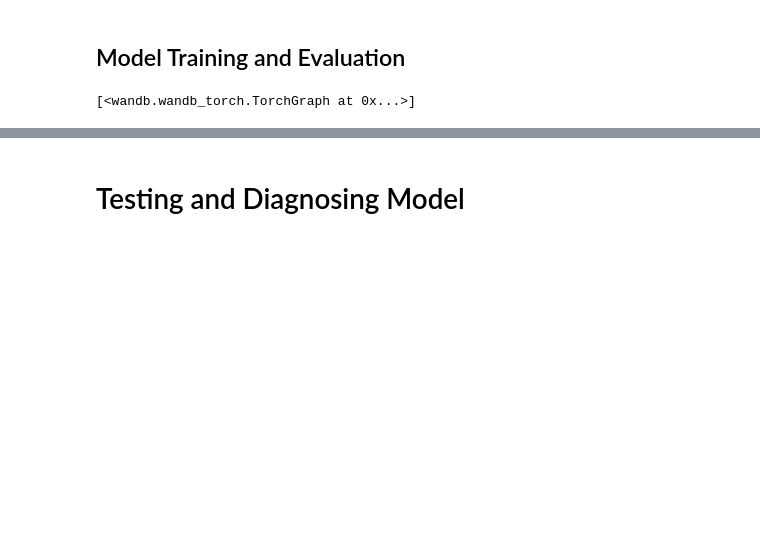
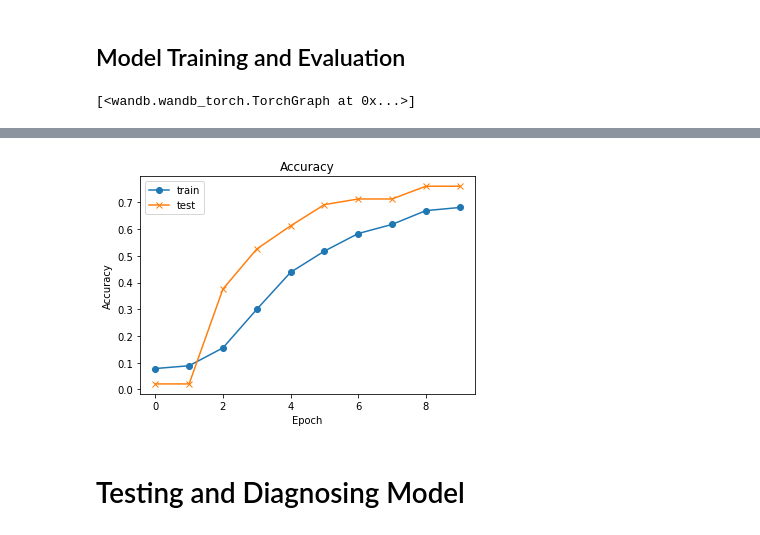
Before and after one commit to namanphy/END2, a Jupyter notebook: S6/EncDec_LSTM_Sentiment_Classification.ipynb, the cells around one changed output, grey strips where cells are left out. Cells and saved outputs as stored; diff of their text form; code cells hidden in the pictures; blank space fills up the shorter version.

```diff
--- a/S6/EncDec_LSTM_Sentiment_Classification.ipynb
+++ b/S6/EncDec_LSTM_Sentiment_Classification.ipynb
@@ -222,9 +221,12 @@ class lstm_decoder(nn.Module):
         super(lstm_decoder, self).__init__()
         self.lstm = nn.LSTM(input_size, hidden_size, num_layers=1, dropout=dropout, batch_first=True)
 
-    def forward(self, input, hidden_state, steps=3, show_states=False):
+    def forward(self, input, hidden_state, steps=3, show_states=False, debug=True):
         decoder_states_collector = []
         (hidden, cell) = hidden_state
+
+        if debug:
+            print(f"Inside Decoder Class. Staring to process input {steps} times.. ")
 
         for i in range(steps):
             decoder_output, (hidden, cell) = self.lstm(input,               # input= [BS, 1, Hidden]
@@ -236,6 +238,10 @@ class lstm_decoder(nn.Module):
                                                  'hidden': hidden,
                                                  'cell': cell})
 
+            if debug:
+                print(f"\t Step {i}")
+                print(f"\t\t Hidden shape: {hidden.shape}")
+
         return decoder_output, (hidden, cell), decoder_states_collector
 
     def get_decoder_input(self, batch_size, hidden_dim, device=device):
@@ -253,24 +259,28 @@ class classifier(nn.Module):
         self.decoder = lstm_decoder(hidden_dim, hidden_dim, dropout)
         self.fc = nn.Linear(hidden_dim, output_dim)
 
-    def forward(self, text, text_lengths, decoder_steps=3, show_states=False, states_collector=None):
+    def forward(self, text, text_lengths, decoder_steps=3, show_states=False, states_collector=None, debug=False):
         if show_states and (states_collector is None):
             print('states_collector cannot be empty if `show_states==True` : Provide an empty dict for collector')
 
         (encoder_hidden, encoder_cell) = self.encoder.init_hidden_state(text.size()[0], self.hidden_dim)
         encoder_output, (encoder_hidden, encoder_cell), encoder_states_collector = self.encoder(text,
                                                                                                 (encoder_hidden, encoder_cell),
-                                                                                                show_states)
+                                                                                                show_states,
+                                                                                                debug)
 
         decoder_first_input = self.decoder.get_decoder_input(encoder_hidden.size()[1], self.hidden_dim)
         decoder_output, (decoder_hidden, decoder_cell), decoder_states_collector = self.decoder(decoder_first_input,
                                                                                                 (encoder_hidden, encoder_cell),
                                                                                                 decoder_steps,
-                                                                                                show_states)
+                                                                                                show_states,
+                                                                                                debug)
         if show_states:
             states_collector['encoder'] = encoder_states_collector
             states_collector['decoder'] = decoder_states_collector
 
+        if debug:
+            print("Input is processed out of Encoder and Decoder.\n\t Sending final hidden state from decoer to FC layer...")
         final_outputs = self.fc(decoder_hidden)
         return final_outputs
 # %%
@@ -346,3 +355,28 @@ Epoch: 10 | Epoch Time: 0m 0s
+# %%
+
+def plot_metric(metrics, legends, xlabel='', ylabel='', title='Plot'):
+    if type(metrics) != list:
+        metrics = [metrics]
+    if type(legends) != list:
+        legends = [legends]
+    assert len(metrics) < 4, "Too many metrics. only 3 are supported."
+
+    marker = ['o', 'x', 'd']
+    i = 0
+    for metric in metrics:
+        plt.plot(range(len(metric)), metric, marker=marker[i])
+        i+=1
+    plt.xlabel(xlabel)
+    plt.ylabel(ylabel)
+    plt.legend(legends)
+    plt.title(title)
+    plt.show()
+
+plot_metric([train_accuracies, test_accuracies], ['train', 'test'], 'Epoch', 'Accuracy', 'Accuracy')
+
+# train_losses, test_losses, train_accuracies, test_accuracies
+# %% [output]
+[figure, added]
 # %%
 # logging Metrics at WandB
 
```
Also changed, not shown: parts of 6 cells of this notebook.
